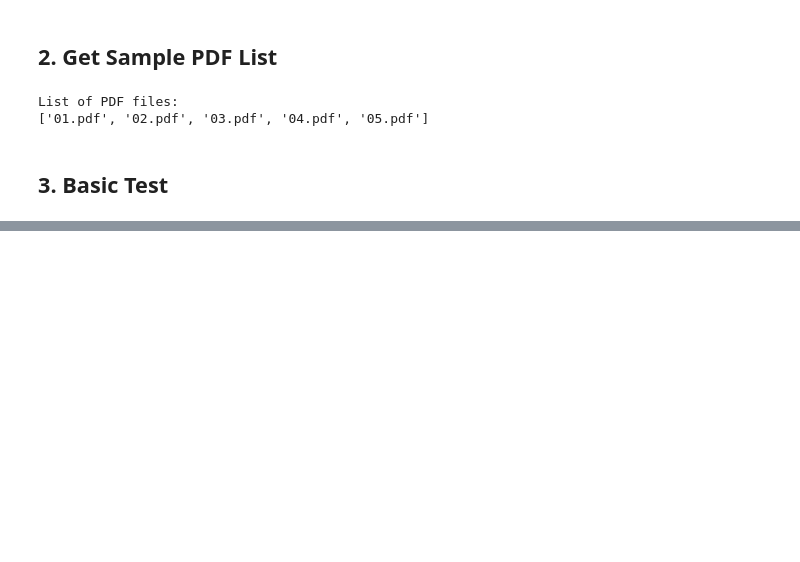
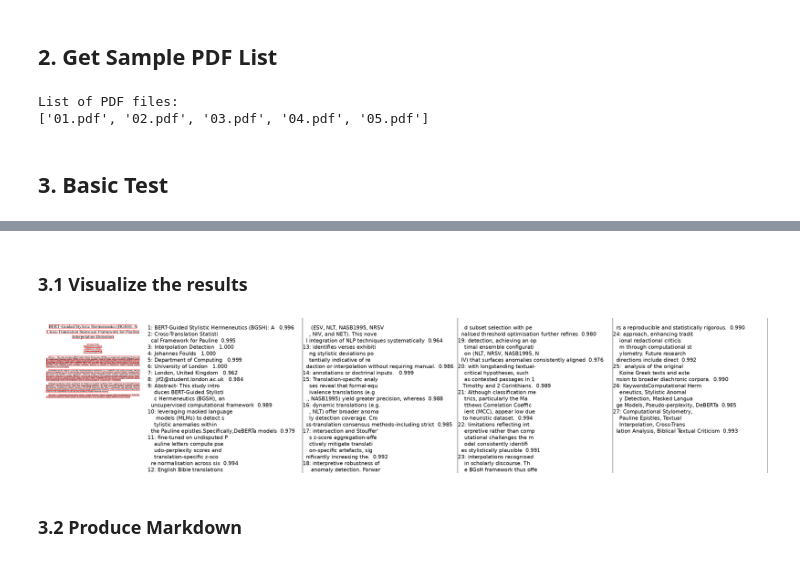
Before and after one commit to JohnnyFoulds/trs-extraction, a Jupyter notebook: notebooks/ocr/paddle/01-01_paddle_ocr.ipynb, the cells around one changed output, grey strips where cells are left out. Cells and saved outputs as stored; diff of their text form; code cells hidden in the pictures; blank space fills up the shorter version.

```diff
--- a/notebooks/ocr/paddle/01-01_paddle_ocr.ipynb
+++ b/notebooks/ocr/paddle/01-01_paddle_ocr.ipynb
@@ -17,6 +21,8 @@ samples_path = f'{test_path}/sample_pdf'
 output_path = f'{data_path}/output'
 output_pdf_path = f'{output_path}/sample_pdf'
 current_output_path = f'{output_pdf_path}/paddle'
+
+font_path="/usr/share/fonts/truetype/dejavu/DejaVuSans.ttf"
 # %% [markdown]
 ## 2. Get Sample PDF List
 # %%
@@ -41,9 +47,9 @@ ocr = PaddleOCR(use_angle_cls=True, lang='en', page_num=0)
 # %%
 # get the absolute path the the pdf file
-pdf_file = os.path.abspath(f'{samples_path}/{pdf_files[1]}')
-print(f'Absolute path to the first PDF file: {pdf_file}')
+pdf_path = os.path.abspath(f'{samples_path}/{pdf_files[3]}')
+print(f'Absolute path to the first PDF file: {pdf_path}')
 
 # perform OCR on the PDF file
-result = ocr.ocr(pdf_file, cls=True)
+result = ocr.ocr(pdf_path, cls=True)
 print(f'Number of pages in the PDF file: {len(result)}')
 # %% [output]
@@ -54,0 +73,34 @@ Number of pages in the PDF file: 1
+# %% [markdown]
+### 3.1 Visualize the results
+# %%
+def visualize_ocr_results(pdf_path, result, font_path):
+    imgs = []
+    with fitz.open(pdf_path) as pdf:
+        for pg in range(0, len(result)):
+            page = pdf[pg]
+            mat = fitz.Matrix(2, 2)
+            pm = page.get_pixmap(matrix=mat, alpha=False)
+            # if width or height > 2000 pixels, don't enlarge the image
+            if pm.width > 2000 or pm.height > 2000:
+                pm = page.get_pixmap(matrix=fitz.Matrix(1, 1), alpha=False)
+            img = Image.frombytes("RGB", [pm.width, pm.height], pm.samples)
+            img = cv2.cvtColor(np.array(img), cv2.COLOR_RGB2BGR)
+            imgs.append(img)
+    for idx in range(len(result)):
+        res = result[idx]
+        if res is None:
+            continue
+        image = imgs[idx]
+        boxes = [line[0] for line in res]
+        txts = [line[1][0] for line in res]
+        scores = [line[1][1] for line in res]
+        im_show = draw_ocr(image, boxes, txts, scores, font_path=font_path)
+        im_show = Image.fromarray(im_show)
+        # im_show.save('result_page_{}.jpg'.format(idx))
+        #display(im_show)
+
+        return im_show
+# %%
+visualize_ocr_results(pdf_path, result, font_path)
+# %% [output]
+[figure, added]
@@ -54,0 +109,2 @@ Number of pages in the PDF file: 1
+# %% [markdown]
+### 3.2 Produce Markdown
```
Also changed, not shown: parts of 7 cells of this notebook, 2 other files.
